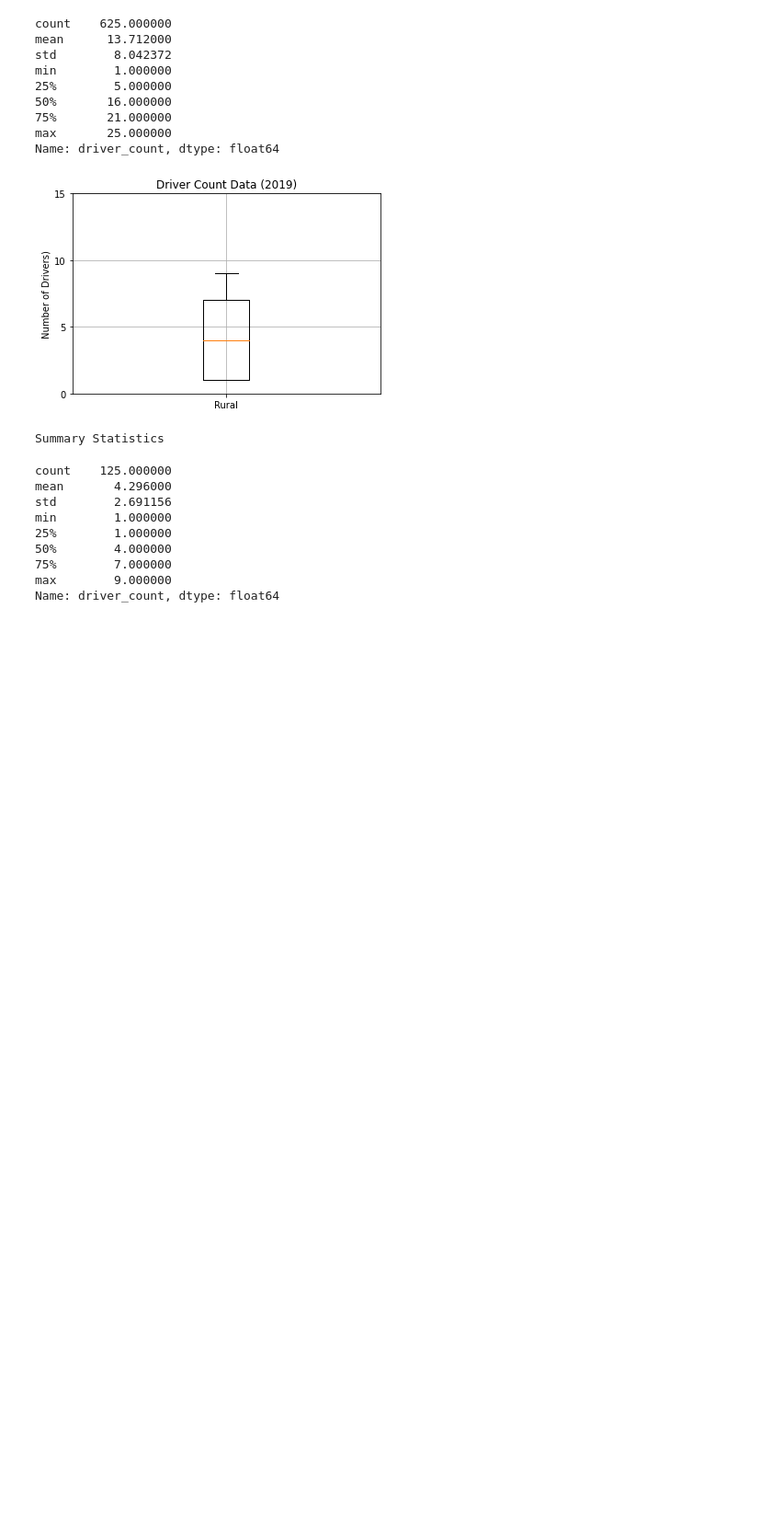
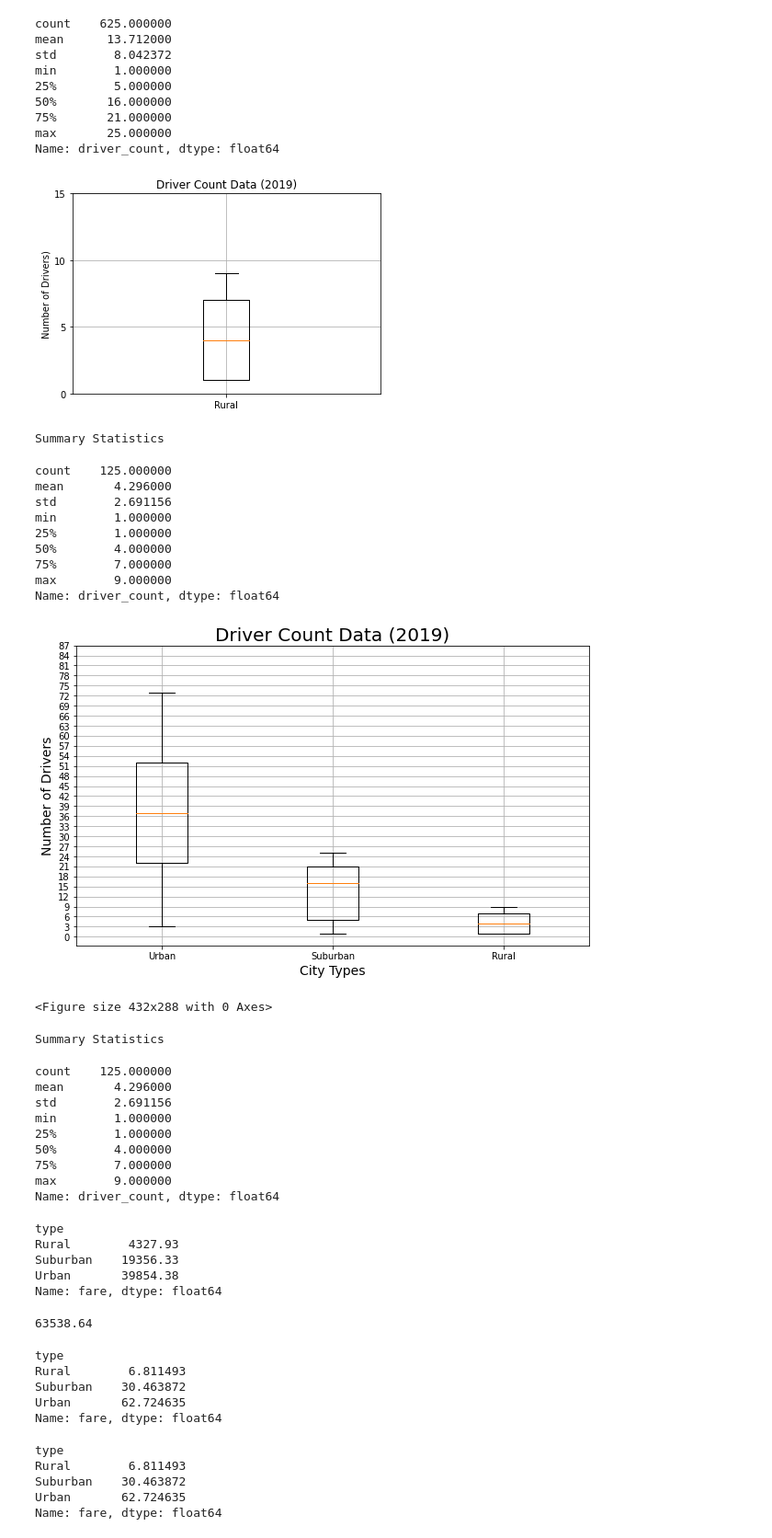
Before and after one commit to tarajarell/PyBer_Analysis, a Jupyter notebook: PyBer.ipynb, the cells around one changed output. Shown at 92% size. Cells and saved outputs as stored; diff of their text form; code cells hidden in the pictures; blank space fills up the shorter version.

```diff
--- a/PyBer.ipynb
+++ b/PyBer.ipynb
@@ -680,20 +680,69 @@ Name: driver_count, dtype: float64
 # %%
 # Add all ride fare box-and-whisker plots to the same graph.
 x_labels = ["Urban", "Suburban","Rural"]
-driver_data = [urban_drivers, suburban_fares, rural_fares]
+driver_data = [urban_drivers, suburban_drivers, rural_drivers]
 fig, ax = plt.subplots(figsize=(10, 6))
-ax.set_title('Ride Fare Data (2019)',fontsize=20)
-ax.set_ylabel('Fare($USD)',fontsize=14)
+ax.set_title('Driver Count Data (2019)',fontsize=20)
+ax.set_ylabel('Number of Drivers',fontsize=14)
 ax.set_xlabel("City Types",fontsize=14)
 ax.boxplot(driver_data, labels=x_labels)
-ax.set_yticks(np.arange(0, 65, step=3.0))
+ax.set_yticks(np.arange(0, 90, step=3.0))
 ax.grid()
 plt.show()
 
 # Save the figure.
-plt.savefig("analysis/Fig3.png")
+plt.savefig("analysis/Fig4.png")
 plt.show()
 print("Summary Statistics")
-urban_fares.describe()
-suburban_fares.describe()
-rural_fares.describe()
+urban_drivers.describe()
+suburban_drivers.describe()
+rural_drivers.describe()
+# %% [output]
+[figure, added]
+<Figure size 432x288 with 0 Axes>
+Summary Statistics
+count    125.000000
+mean       4.296000
+std        2.691156
+min        1.000000
+25%        1.000000
+50%        4.000000
+75%        7.000000
+max        9.000000
+Name: driver_count, dtype: float64
+# %%
+# Get the sum of the fares for each city type.
+sum_fares_by_type = pyber_data_df.groupby(["type"]).sum()["fare"]
+sum_fares_by_type
+# %% [output]
+type
+Rural        4327.93
+Suburban    19356.33
+Urban       39854.38
+Name: fare, dtype: float64
+# %%
+# Get the sum of all the fares.
+total_fares = pyber_data_df["fare"].sum()
+total_fares
+# %% [output]
+63538.64
+# %%
+# Calculate the percentage of fare for each city type.
+type_percents = 100 * sum_fares_by_type / total_fares
+type_percents
+# %% [output]
+type
+Rural        6.811493
+Suburban    30.463872
+Urban       62.724635
+Name: fare, dtype: float64
+# %%
+# Calculate the percentage of fare for each city type.
+type_percents = 100 * pyber_data_df.groupby(["type"]).sum()["fare"] / pyber_data_df["fare"].sum()
+type_percents
+# %% [output]
+type
+Rural        6.811493
+Suburban    30.463872
+Urban       62.724635
+Name: fare, dtype: float64
```
Also changed, not shown: parts of 2 cells of this notebook, 1 other file.
